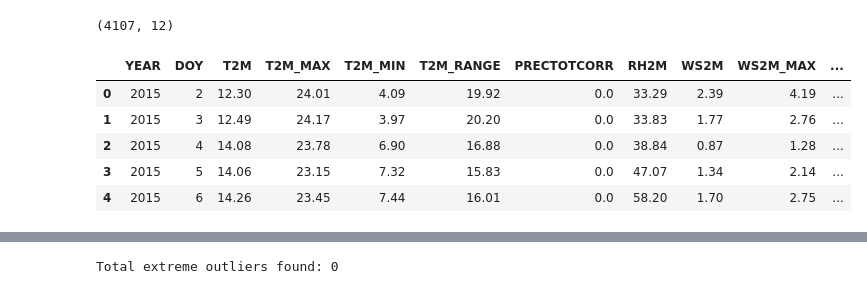
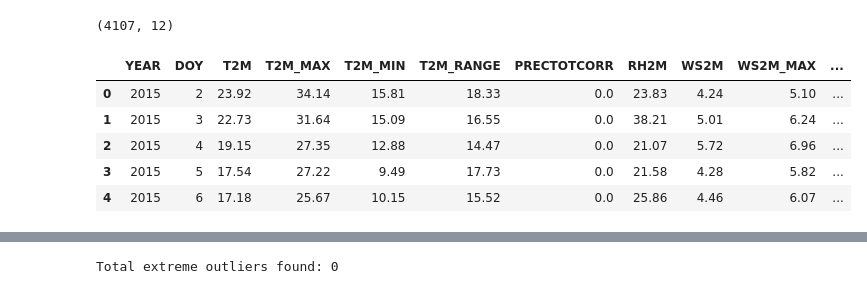
Before and after one commit to Samri2/climate-challenge-week0, a Jupyter notebook: notebooks/sudan_eda.ipynb, the cells around one changed output, grey strips where cells are left out. Cells and saved outputs as stored; diff of their text form; code cells hidden in the pictures.

```diff
--- a/notebooks/sudan_eda.ipynb
+++ b/notebooks/sudan_eda.ipynb
@@ -6,21 +6,21 @@ import matplotlib.pyplot as plt
 from scipy import stats
 # %%
 # Load data
-df = pd.read_csv('../datas/ethiopia.csv', encoding='latin1', skiprows=[1])
+df = pd.read_csv('../datas/sudan.csv', encoding='latin1', skiprows=[1])
 print(df.shape)
-df['Country'] = 'Ethiopia'
+df['Country'] = 'sudan'
 # Merge Year and Day of Year (DOY) into one 'Date' column
 df['Date'] = pd.to_datetime(df["YEAR"] * 1000 + df["DOY"], format="%Y%j")
 df['Month'] = df['Date'].dt.month
 df.head()
 # %% [output]
 (4107, 12)
 |  | YEAR | DOY | T2M | T2M_MAX | T2M_MIN | T2M_RANGE | PRECTOTCORR | RH2M | WS2M | WS2M_MAX | ... |
-| 0 | 2015 | 2 | 12.30 | 24.01 | 4.09 | 19.92 | 0.0 | 33.29 | 2.39 | 4.19 | ... |
-| 1 | 2015 | 3 | 12.49 | 24.17 | 3.97 | 20.20 | 0.0 | 33.83 | 1.77 | 2.76 | ... |
-| 2 | 2015 | 4 | 14.08 | 23.78 | 6.90 | 16.88 | 0.0 | 38.84 | 0.87 | 1.28 | ... |
-| 3 | 2015 | 5 | 14.06 | 23.15 | 7.32 | 15.83 | 0.0 | 47.07 | 1.34 | 2.14 | ... |
-| 4 | 2015 | 6 | 14.26 | 23.45 | 7.44 | 16.01 | 0.0 | 58.20 | 1.70 | 2.75 | ... |
+| 0 | 2015 | 2 | 23.92 | 34.14 | 15.81 | 18.33 | 0.0 | 23.83 | 4.24 | 5.10 | ... |
+| 1 | 2015 | 3 | 22.73 | 31.64 | 15.09 | 16.55 | 0.0 | 38.21 | 5.01 | 6.24 | ... |
+| 2 | 2015 | 4 | 19.15 | 27.35 | 12.88 | 14.47 | 0.0 | 21.07 | 5.72 | 6.96 | ... |
+| 3 | 2015 | 5 | 17.54 | 27.22 | 9.49 | 17.73 | 0.0 | 21.58 | 4.28 | 5.82 | ... |
+| 4 | 2015 | 6 | 17.18 | 25.67 | 10.15 | 15.52 | 0.0 | 25.86 | 4.46 | 6.07 | ... |
 # %% [markdown]
 ## 1. Data Initialization and Temporal Alignment
 In this section, we load the raw climate dataset and perform **feature engineering** to transform it into a time-series format.
```
Also changed, not shown: parts of 7 cells of this notebook.
